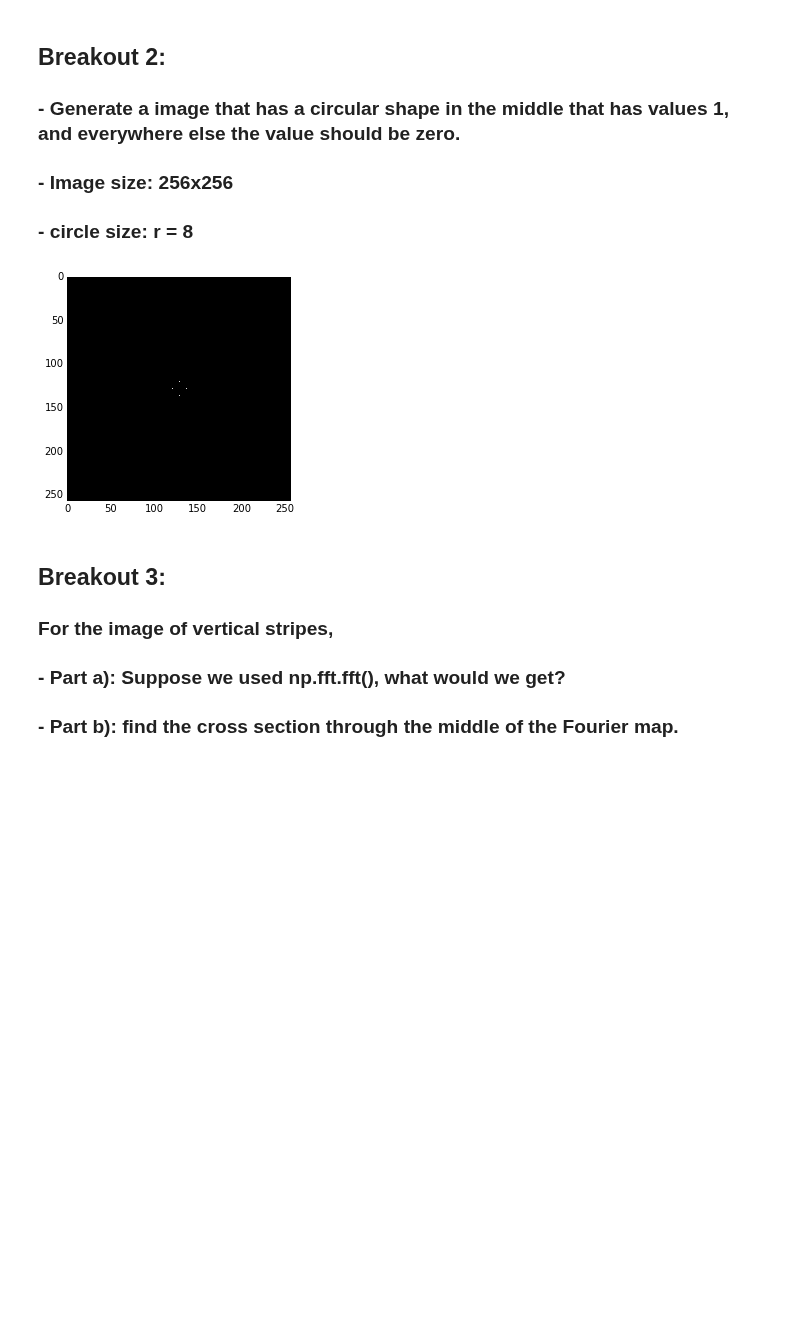
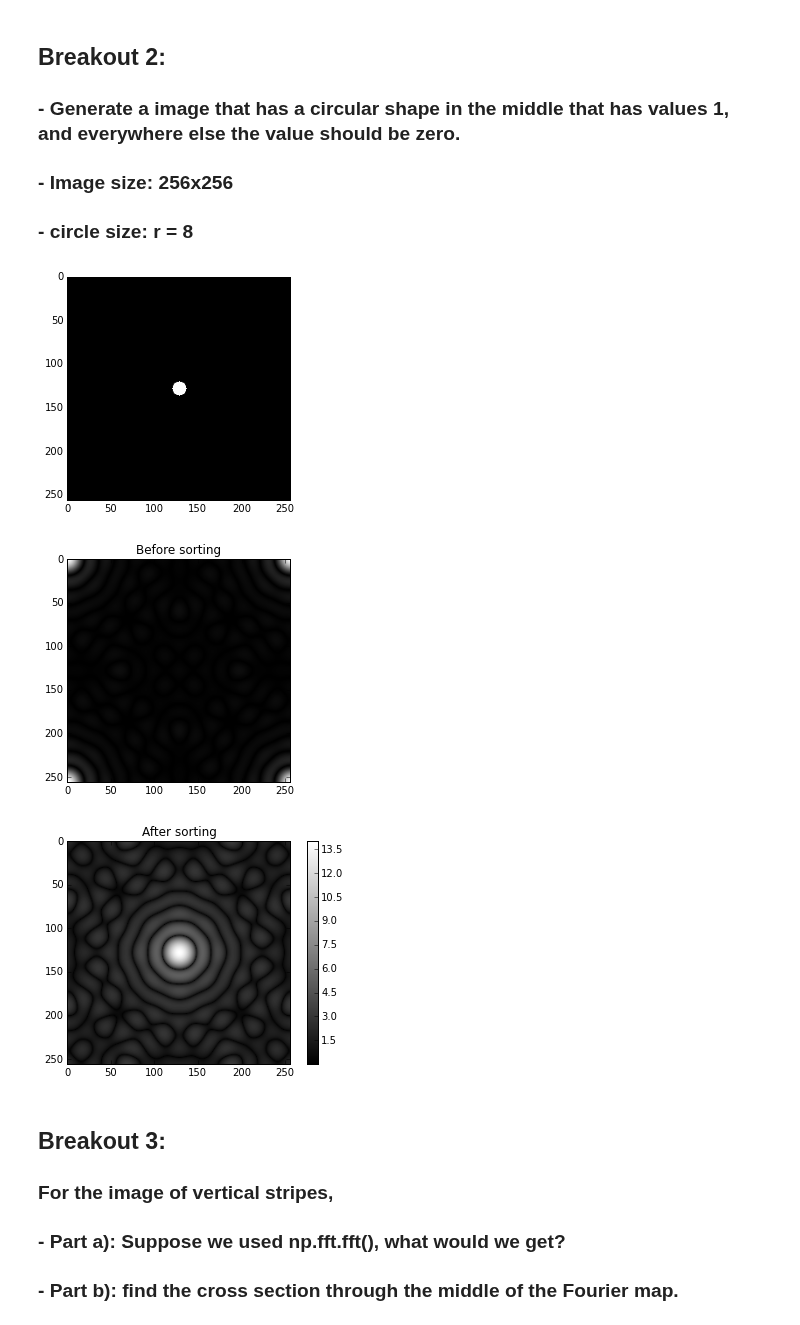
Before and after one commit to COMPPHYS-JNGUYEN/comp-phys, a Jupyter notebook: week-12pt2_FourierTransform-2D-Images.ipynb, the cells around one changed output. Drawn from its saved outputs; the diff is of its cells as text; code cells hidden in the pictures; blank space fills up the shorter version.

```diff
--- a/week-12pt2_FourierTransform-2D-Images.ipynb
+++ b/week-12pt2_FourierTransform-2D-Images.ipynb
@@ -388,20 +416,23 @@ plt.show()
 # %%
 xy = np.zeros((256,256))
 x = np.arange(0, 256)
 y = np.arange(0, 256)
 
 for i in x:
     for j in y:
-        if np.sqrt((i - 128.)**2 + (j - 128.)**2) -8 <= 1e-25 and np.sqrt((i - 128.)**2 + (j - 128.)**2) -8>= -1e-25:
+        if np.sqrt((i - 128.)**2 + (j - 128.)**2) <= 8:
             xy[i, j] = 1
 
 plt.figure()
 plt.imshow(xy, cmap=plt.cm.gray)
-# plt.xlim(100, 150)
-# plt.ylim(100, 150)
 plt.show()
+
+
+ft2d, kx, ky = FT2D(xy)
 # %% [output]
-[figure, old version]
+[figure, new version]
+[figure, added]
+[figure, added]
 # %%
 ft2d, kx, ky = FT2D(cir_im)
 plt.figure()
```
Also changed, not shown: parts of 6 cells of this notebook, 2 other files.
